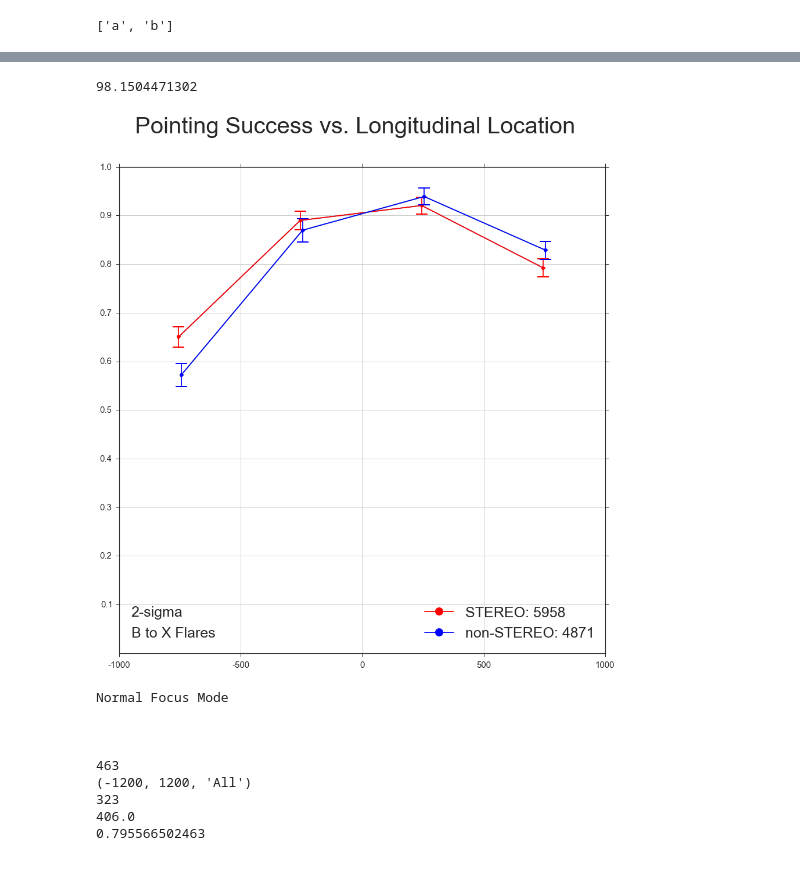
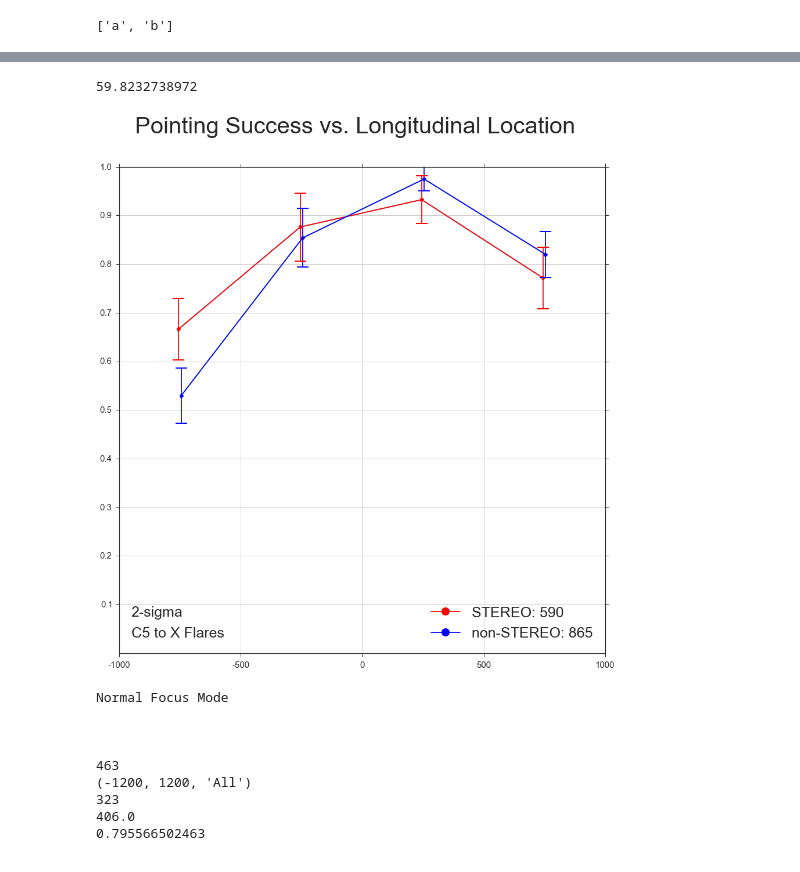
Before and after one commit to gwoelkicfa/xrt_metadata_project, a Jupyter notebook: xrt_flare_analysis.ipynb, the cells around one changed output, grey strips where cells are left out. Cells and saved outputs as stored; diff of their text form; code cells hidden in the pictures.

Commit message:
Add updated XRT Flare Catalog

```diff
--- a/xrt_flare_analysis.ipynb
+++ b/xrt_flare_analysis.ipynb
@@ -100,7 +100,7 @@ def getXrtFlareCat(time1,time2,fm=False,fmn=False,fme=False,nm=False):
 
     # An automatically generated csv is not yet available online
     # Reads csv file made by Nicole Schanche and stores data in a pandas dataframe
-    df = pd.read_csv('XRT_flarecat.csv',error_bad_lines=False)
+    df = pd.read_csv('XRT_flarecat(1).csv',error_bad_lines=False)
     df.columns = ['id','flarecat','t_start','t_end','t_peak','loc','class','x','y','SOT','XRT','EIS','RHESSI','NORH',
                   'combos','movies','response','pre_flare','obs_note','region','HEK']
 
@@ -1956,20 +1956,20 @@ t_i = t_f - datetime.timedelta(days=365*1)
 # %%
 t = time.time()
 
-t_i = datetime.datetime.strptime(data['t_start'][0],'%Y/%m/%d %H:%M')
+t_i = datetime.datetime(2009,1,1)
 t_f = datetime.datetime.utcnow()
 pointings = getPointingFileInfo(t_i,t_f)
 
 print time.time()-t
 # %% [output]
-98.1504471302
+59.8232738972
 # %%
 # STEREO Mission analysis cell
 
 t_f = datetime.datetime.utcnow()
 t_i = datetime.datetime(2009,1,1)
 
-flareType = ('B to X','B','Z')
+flareType = ('C5 to X','C5','Z')
 z = 2
 
 data = getXrtFlareCat(t_i,t_f)
@@ -2025,34 +2025,34 @@ for period in [(t_i,t_f,'STEREO',[-755,-255,245,745],'red'),(t_i2,t_f2,'non-STER
         regionDict[region[2]] = (p,error)
         flares += total
 
     # Neatly create and store plotting arguments
     x = period[3]
     y = [e[0] for e in [regionDict[key] for key in ['E','CE','CW','W']]]
     err = [e[1] for e in [regionDict[key] for key in ['E','CE','CW','W']]]
     color = period[4]
 
     # Create errorbars and plot
     ax.errorbar(x,y,yerr=err,capthick=2,capsize=10,ecolor=color)
     plot = ax.plot(x,y,'-o',color=color)
 
     # Append to legend and labels
     leg.append(plot[0])
     labels.append(period[2] + ': ' + str(int(flares/2)))
 
 # Create legend, text, and title
 ax.legend(leg,labels,fontsize=25,markerscale=2,loc=4)
 ax.text(0.025,0.033,str(z) + '-sigma\n' + flareType[0] + ' Flares',size=25,
         transform=ax.transAxes,linespacing = 1.7)
 fig.suptitle('Pointing Success vs. Longitudinal Location', size = 40)
 
 # Customize axes
 ax.axis([-1000,1000,0,1])
 ax.set_yticks([.1,.2,.3,.4,.5,.6,.7,.8,.9,1.0])
 ax.set_yticklabels([.1,.2,.3,.4,.5,.6,.7,.8,.9,1.0],size=15)
 ax.set_xticklabels([-1000,-500,0,500,1000],size=15)
 ax.grid()
 # %% [output]
-[figure, old version]
+[figure, new version]
 # %%
 # Focus Mode analysis cell
 
```
Also changed, not shown: parts of 1 cell of this notebook, 1 other file.
